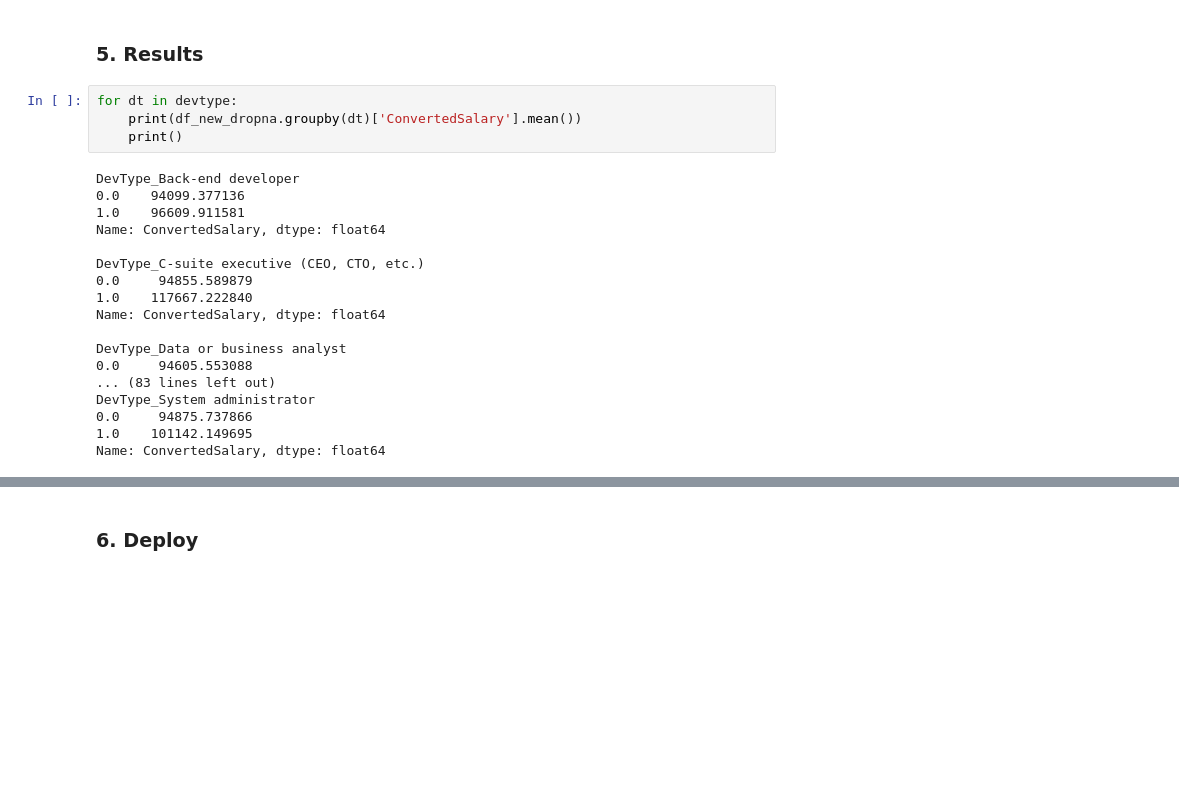
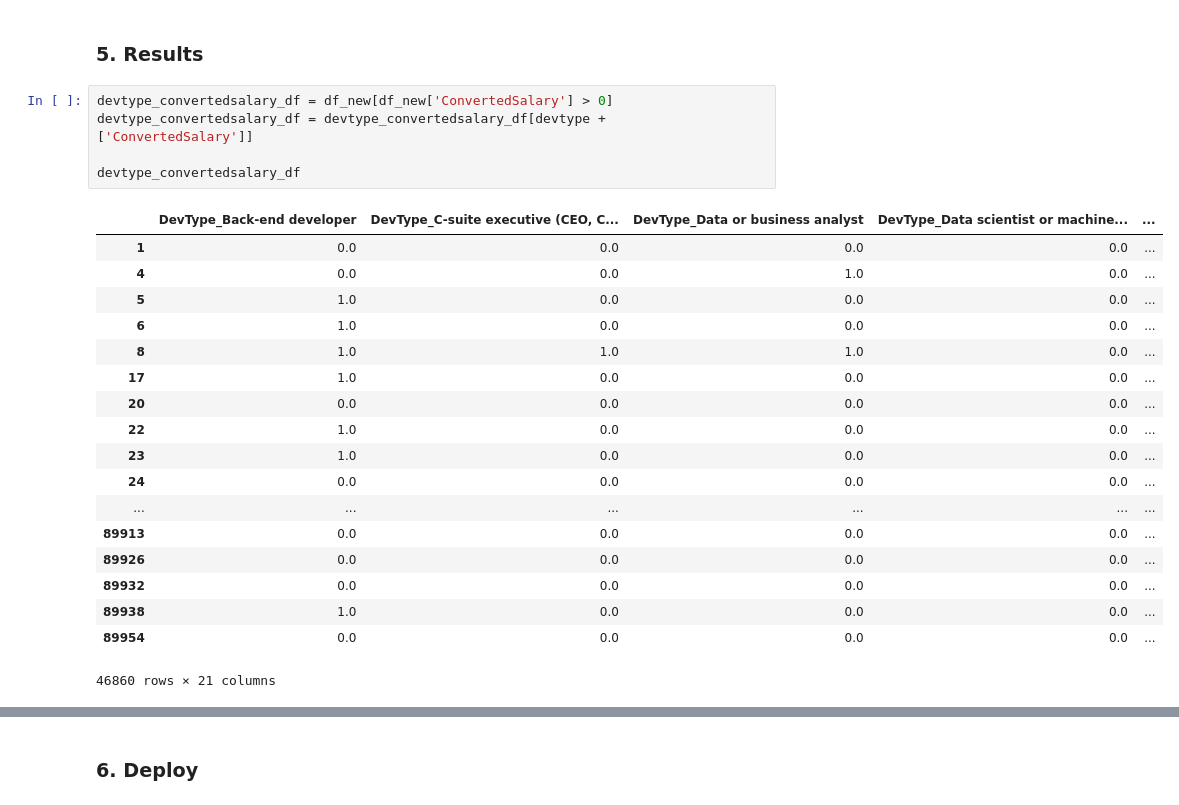
Before and after one commit to dragon7-fc/DSND-Blog-Post, a Jupyter notebook: WhatIsTheHotestJob.ipynb, the cells around one changed output, grey strips where cells are left out. Cells and saved outputs as stored; diff of their text form; blank space fills up the shorter version.

```diff
--- a/WhatIsTheHotestJob.ipynb
+++ b/WhatIsTheHotestJob.ipynb
@@ -201,25 +180,27 @@ sns.heatmap(devtype_df.corr(), xticklabels=True, yticklabels=True);
 [figure]
 # %% [markdown]
 ### 5. Results
-# %%
-for dt in devtype:
-    print(df_new_dropna.groupby(dt)['ConvertedSalary'].mean())
-    print()
-# %% [output]
-DevType_Back-end developer
-0.0    94099.377136
-1.0    96609.911581
-Name: ConvertedSalary, dtype: float64
-
-DevType_C-suite executive (CEO, CTO, etc.)
-0.0     94855.589879
-1.0    117667.222840
-Name: ConvertedSalary, dtype: float64
-
-DevType_Data or business analyst
-0.0     94605.553088
-... (83 lines left out)
-DevType_System administrator
-0.0     94875.737866
-1.0    101142.149695
-Name: ConvertedSalary, dtype: float64
+# %%
+devtype_convertedsalary_df = df_new[df_new['ConvertedSalary'] > 0]
+devtype_convertedsalary_df = devtype_convertedsalary_df[devtype + ['ConvertedSalary']]
+
+devtype_convertedsalary_df
+# %% [output]
+|  | DevType_Back-end developer | DevType_C-suite executive (CEO, C... | DevType_Data or business analyst | DevType_Data scientist or machine... | ... |
+| 1 | 0.0 | 0.0 | 0.0 | 0.0 | ... |
+| 4 | 0.0 | 0.0 | 1.0 | 0.0 | ... |
+| 5 | 1.0 | 0.0 | 0.0 | 0.0 | ... |
+| 6 | 1.0 | 0.0 | 0.0 | 0.0 | ... |
+| 8 | 1.0 | 1.0 | 1.0 | 0.0 | ... |
+| 17 | 1.0 | 0.0 | 0.0 | 0.0 | ... |
+| 20 | 0.0 | 0.0 | 0.0 | 0.0 | ... |
+| 22 | 1.0 | 0.0 | 0.0 | 0.0 | ... |
+| 23 | 1.0 | 0.0 | 0.0 | 0.0 | ... |
+| 24 | 0.0 | 0.0 | 0.0 | 0.0 | ... |
+| ... | ... | ... | ... | ... | ... |
+| 89913 | 0.0 | 0.0 | 0.0 | 0.0 | ... |
+| 89926 | 0.0 | 0.0 | 0.0 | 0.0 | ... |
+| 89932 | 0.0 | 0.0 | 0.0 | 0.0 | ... |
+| 89938 | 1.0 | 0.0 | 0.0 | 0.0 | ... |
+| 89954 | 0.0 | 0.0 | 0.0 | 0.0 | ... |
+46860 rows × 21 columns
```
Also changed, not shown: parts of 11 cells of this notebook, 1 other file.
